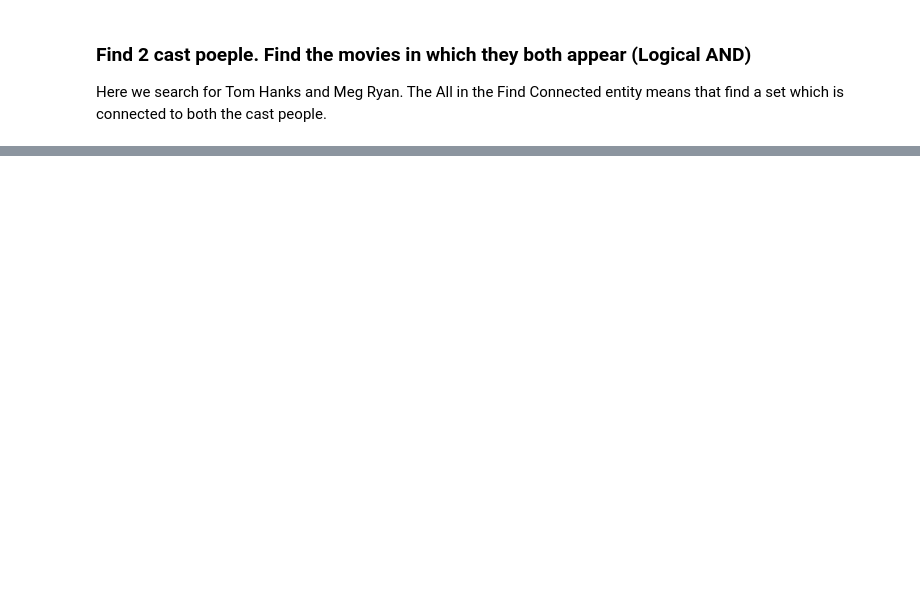
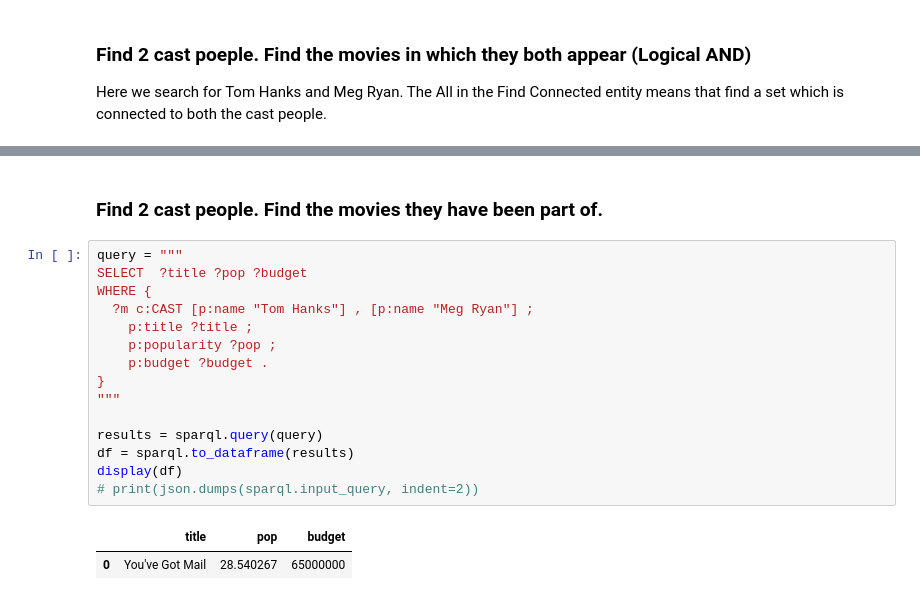
Before and after one commit to vishakha041/graph-examples, a Jupyter notebook: notebooks/tmdb_queries.ipynb, the cells around one changed output, grey strips where cells are left out. Saved outputs shown, nothing was run; the diff lists cells and outputs as text; blank space fills up the shorter version.

```diff
--- a/notebooks/tmdb_queries.ipynb
+++ b/notebooks/tmdb_queries.ipynb
@@ -262,0 +325,20 @@ pd.json_normalize(response[2]["FindEntity"]["entities"])
+# %% [markdown]
+### Find 2 cast people. Find the movies they have been part of.
+# %%
+query = """
+SELECT  ?title ?pop ?budget
+WHERE {
+  ?m c:CAST [p:name "Tom Hanks"] , [p:name "Meg Ryan"] ;
+    p:title ?title ;
+    p:popularity ?pop ;
+    p:budget ?budget .
+}
+"""
+
+results = sparql.query(query)
+df = sparql.to_dataframe(results)
+display(df)
+# print(json.dumps(sparql.input_query, indent=2))
+# %% [output]
+|  | title | pop | budget |
+| 0 | You've Got Mail | 28.540267 | 65000000 |
```
Also changed, not shown: parts of 9 cells of this notebook.
